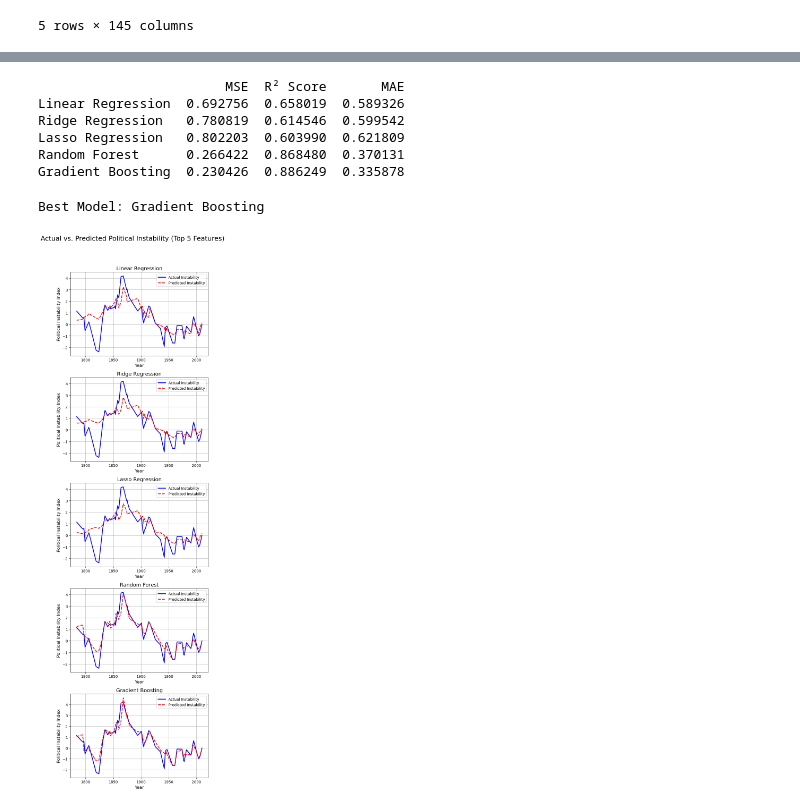
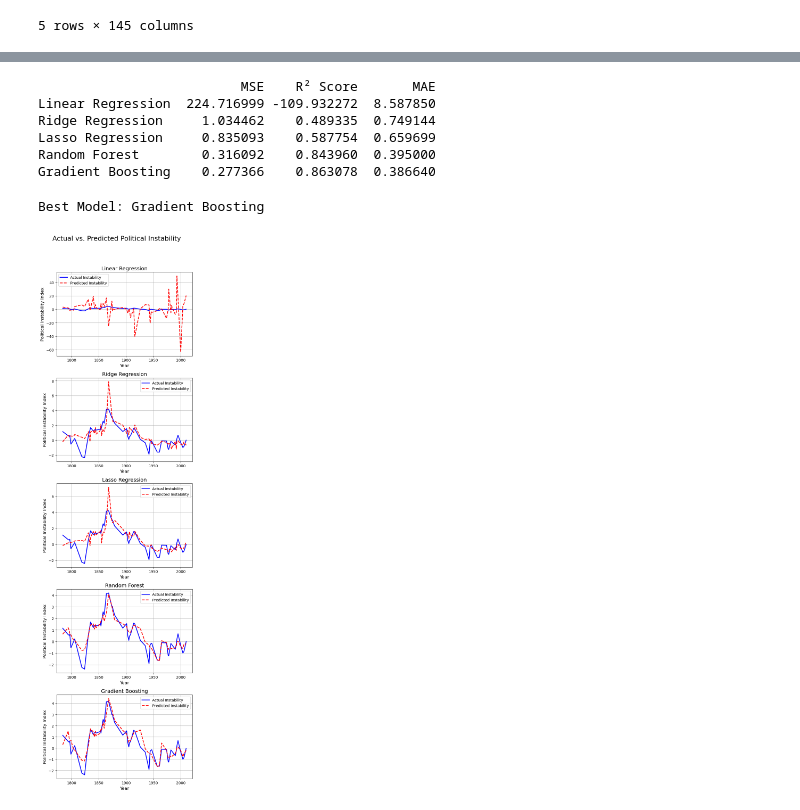
Before and after one commit to rukrainsky/DATA_221_project, a Jupyter notebook: Step3_Best_Regressor.ipynb, the cells around one changed output, grey strips where cells are left out. Saved outputs shown, nothing was run; the diff lists cells and outputs as text; code cells hidden in the pictures.

```diff
--- a/Step3_Best_Regressor.ipynb
+++ b/Step3_Best_Regressor.ipynb
@@ -41,8 +26,3 @@ Length: 193, dtype: int64
-# %%
-state_list = ['NC', 'PA', 'TN', 'TX', 'AL', 'AR', 'GA', 'IL', 'KY', 'LA', 'MS', 'SC']
-state_list = [val.lower() for val in state_list]
-state_list = [state + "_count" for state in state_list]
-type_subtype = ["riot_labor","riot_political","riot_race","lynching_extralegal","lynching_political","lynching_race","rampage_education","rampage_political","rampage_race"]
 # %%
 df["weighted_states"] = df[state_list].sum(axis = 1)
 # %%
@@ -83,6 +64,7 @@ Top 5 Features: ['Life Expectancy', 'EVI', 'Height', 'fatalities', 'Population',
 # %%
-top_5_features.append("Year")
-X_selected = X[top_5_features]
+#top_5_features.append("Year")
+#X_selected = X[top_5_features]
+X_selected = X
 X_selected
 
 X_train, X_test, y_train, y_test = train_test_split(X_selected, y, test_size=0.3, random_state=12)
@@ -95,7 +77,7 @@ X_test_scaled = scaler.transform(X_test.drop(columns=["Year"]))
 models = {
     "Linear Regression": LinearRegression(),
     "Ridge Regression": RidgeCV(alphas=np.logspace(-3, 3, 10), cv=5),
-    "Lasso Regression": LassoCV(alphas=np.logspace(-3, 3, 10), cv=5),
+    "Lasso Regression": LassoCV(alphas=np.logspace(-3, 3, 10), cv=5,max_iter=10000),
     "Random Forest": RandomForestRegressor(n_estimators=100, random_state=42),
     "Gradient Boosting": GradientBoostingRegressor(n_estimators=100, learning_rate=0.1, random_state=42)
 }
@@ -117,12 +99,12 @@ for name, model in models.items():
 results_df = pd.DataFrame(results).T
 print(results_df)
 # %% [output]
-                        MSE  R² Score       MAE
-Linear Regression  0.692756  0.658019  0.589326
-Ridge Regression   0.780819  0.614546  0.599542
-Lasso Regression   0.802203  0.603990  0.621809
-Random Forest      0.266422  0.868480  0.370131
-Gradient Boosting  0.230426  0.886249  0.335878
+                          MSE    R² Score       MAE
+Linear Regression  224.716999 -109.932272  8.587850
+Ridge Regression     1.034462    0.489335  0.749144
+Lasso Regression     0.835093    0.587754  0.659699
+Random Forest        0.316092    0.843960  0.395000
+Gradient Boosting    0.277366    0.863078  0.386640
 # %%
 best_model = results_df.sort_values("MSE").index[0]
 print(f"Best Model: {best_model}")
@@ -135,35 +117,35 @@ for name, model in models.items():
     model.fit(X_train_scaled, y_train)
     y_pred = model.predict(X_test_scaled)
 
     df_test_results = pd.DataFrame({
         "Year": X_test["Year"],  # Year for plotting
         "Actual": y_test,
         "Predicted": y_pred
     }).sort_values(by="Year")
 
     model_predictions[name] = df_test_results
 
 fig, axes = plt.subplots(nrows=5, ncols=1, figsize=(6, 20))
 axes = axes.flatten()
 
 for i, (name, df_test_results) in enumerate(model_predictions.items()):
     axes[i].plot(df_test_results["Year"], df_test_results["Actual"], label="Actual Instability", color="blue", linewidth=2)
     axes[i].plot(df_test_results["Year"], df_test_results["Predicted"], label="Predicted Instability", color="red", linestyle="dashed", linewidth=2)
 
     # Labels & title
     axes[i].set_xlabel("Year", fontsize=12)
     axes[i].set_ylabel("Political Instability Index", fontsize=12)
     axes[i].set_title(f"{name}", fontsize=14)
     axes[i].legend()
     axes[i].grid(True)
 
 plt.tight_layout()
-plt.suptitle("Actual vs. Predicted Political Instability (Top 5 Features)", fontsize=18, y=1.05)
+plt.suptitle("Actual vs. Predicted Political Instability", fontsize=18, y=1.05)
 
 # Show plot
 plt.show()
 # %% [output]
-[figure, old version]
+[figure, new version]
 # %%
 import torch
 import torch.nn as nn
```
Also changed, not shown: parts of 22 cells of this notebook.
